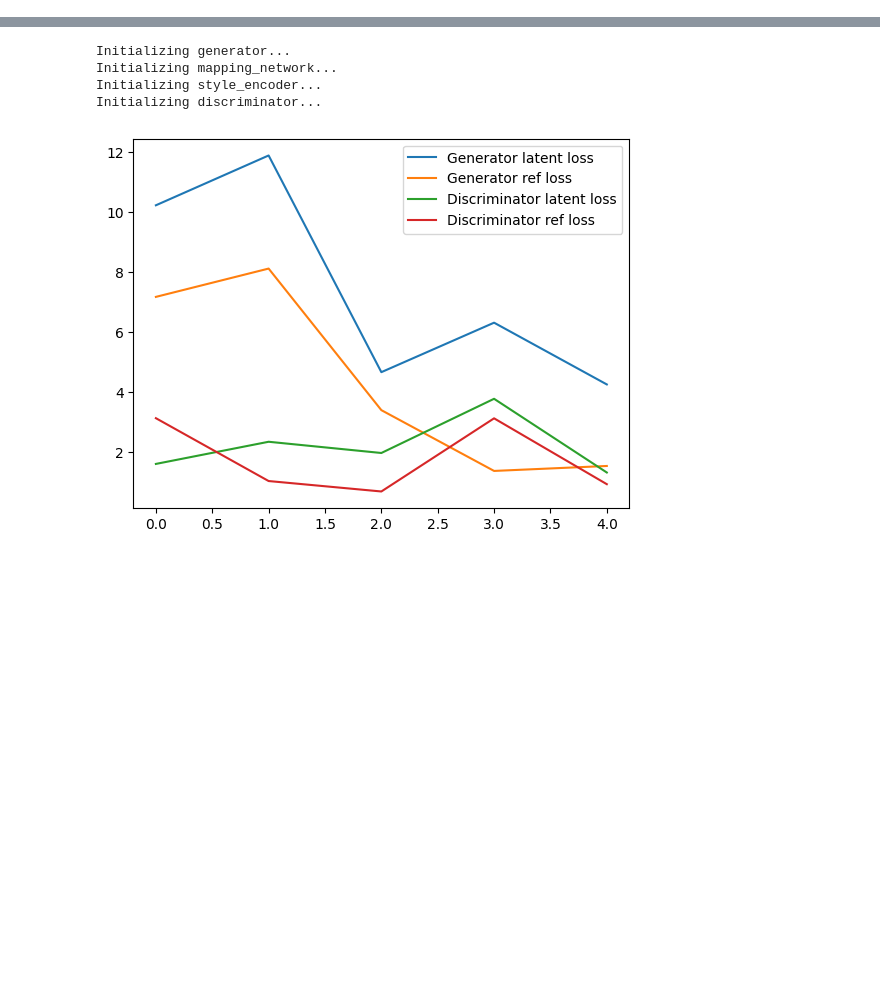
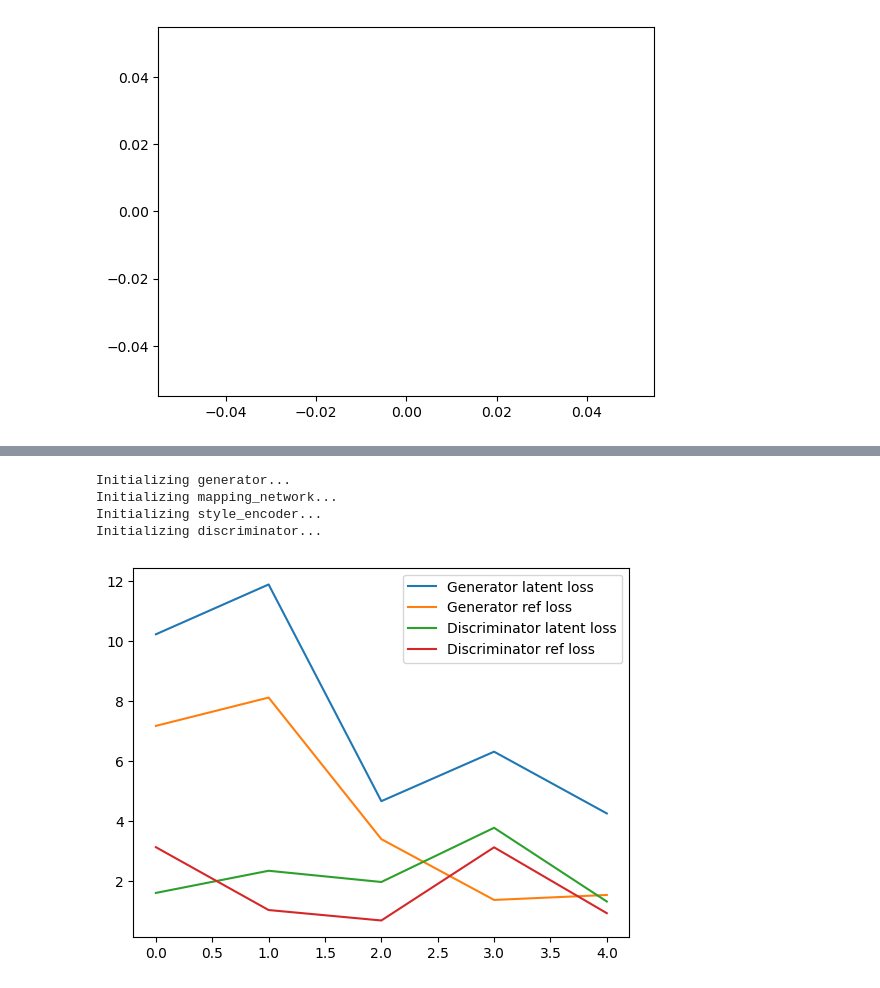
Before and after one commit to BalthazarBujard/StarGAN-v2, a Jupyter notebook: train_test.ipynb, the cells around one changed output, grey strips where cells are left out. Saved outputs shown, nothing was run; the diff lists cells and outputs as text; code cells hidden in the pictures; blank space fills up the shorter version.

```diff
--- a/train_test.ipynb
+++ b/train_test.ipynb
@@ -1,11 +1,16 @@
 # %%
 import numpy as np
 import matplotlib.pyplot as plt
+plt.plot()
+plt.show()
 from architecture.Model import Model
 from dataloader.Dataloader import *
 from train.Trainer import *
 import torch
 from munch import Munch
+from architecture.FAN.models import FAN
+# %% [output]
+[figure, added]
 # %%
 #argparser doesnt work for jupyter notebook
 params = Munch({
```
Also changed, not shown: parts of 5 cells of this notebook, 1 other file.
